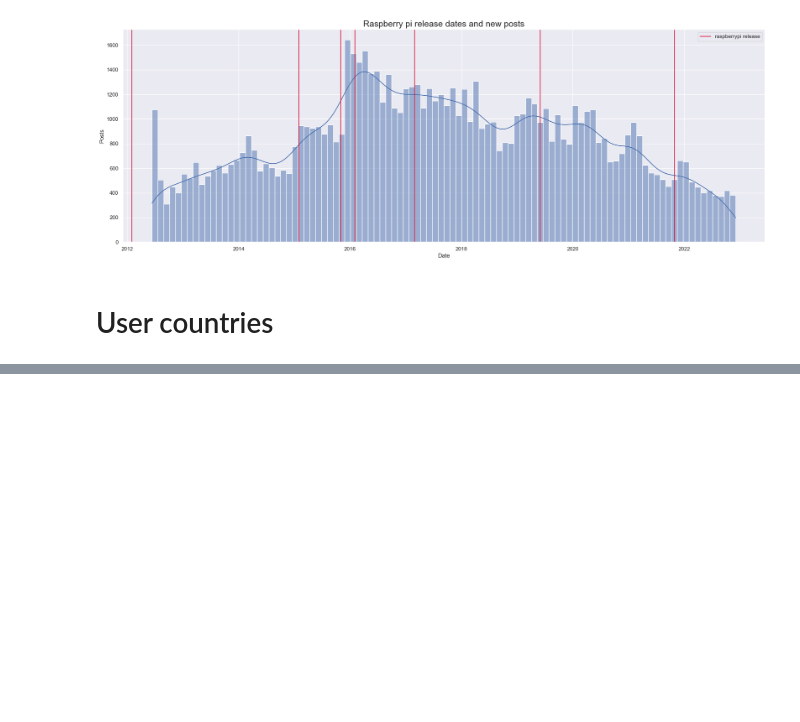
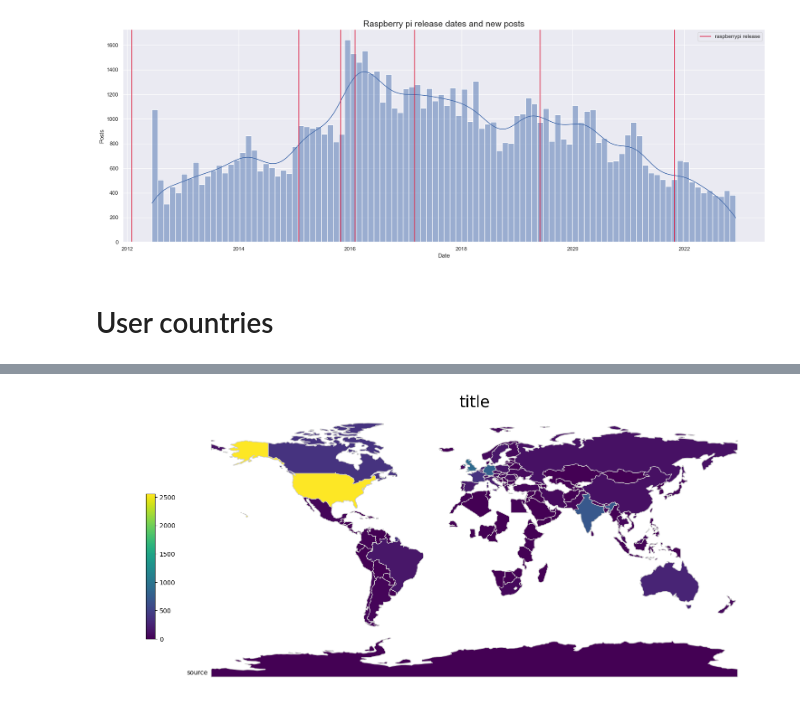
Before and after one commit to jswistak/DPRPy, a Jupyter notebook: notebook.ipynb, the cells around one changed output, grey strips where cells are left out. Saved outputs shown, nothing was run; the diff lists cells and outputs as text; code cells hidden in the pictures; blank space fills up the shorter version.

```diff
--- a/notebook.ipynb
+++ b/notebook.ipynb
@@ -263,0 +321,10 @@ countries.plot()
+# %%
+users_by_country = result.groupby('name')['name'].count()
+users_by_country.head()
+v_min = 0
+v_max = max(users_by_country)
+# %%
+users_by_country_df = users_by_country.to_frame()
+users_by_country_df.rename(columns={'name': 'Values'}, inplace=True)
+users_by_country_df.reset_index(inplace=True)
+users_by_country_df.head()
@@ -263,0 +338,3 @@ countries.plot()
+# %%
+heat_map = world.merge(users_by_country_df, on='name')
+heat_map.head()
@@ -263,0 +348,13 @@ countries.plot()
+# %%
+fig, ax = plt.subplots(1, figsize=(20, 8))
+ax.axis('off')
+cmap = 'viridis'
+heat_map.plot(column="Values_x", ax=ax, edgecolor='0.8', linewidth=1, cmap=cmap)
+ax.set_title('title', fontdict={'fontsize': '25', 'fontweight': '3'})
+ax.annotate('source', xy=(0.1, .08), xycoords='figure fraction', horizontalalignment='left',
+            verticalalignment='bottom', fontsize=10)
+sm = plt.cm.ScalarMappable(norm=plt.Normalize(vmin=v_min, vmax=v_max), cmap=cmap)
+cbaxes = fig.add_axes([0.15, 0.25, 0.01, 0.4])
+cbar = fig.colorbar(sm, cax=cbaxes)
+# %% [output]
+[figure, added]
```
Also changed, not shown: parts of 28 cells of this notebook, 2 other files.
